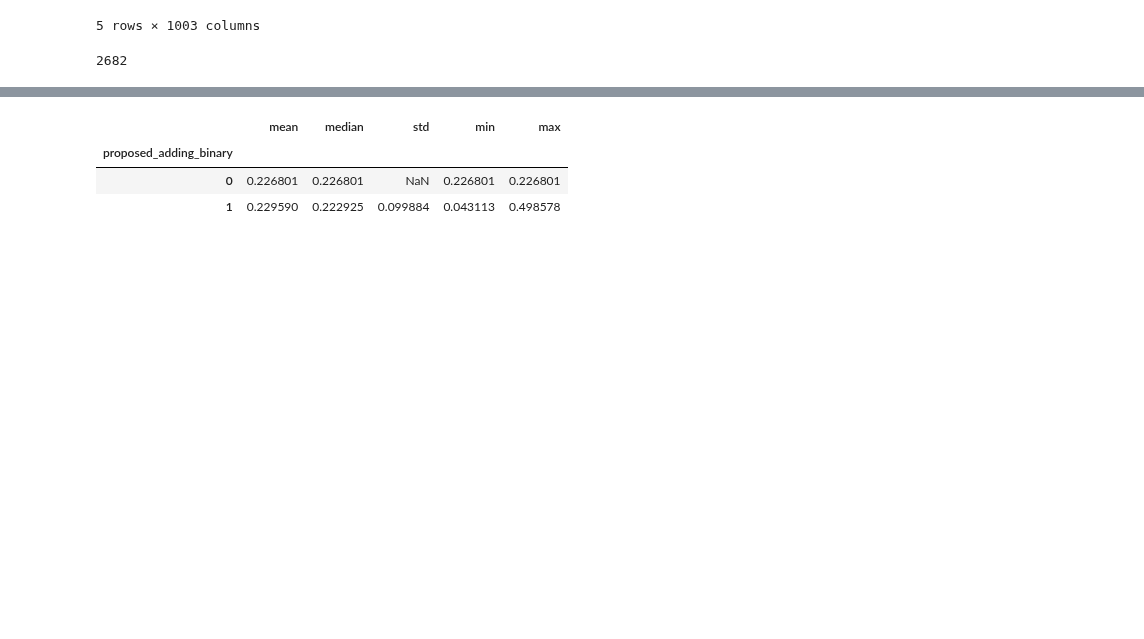
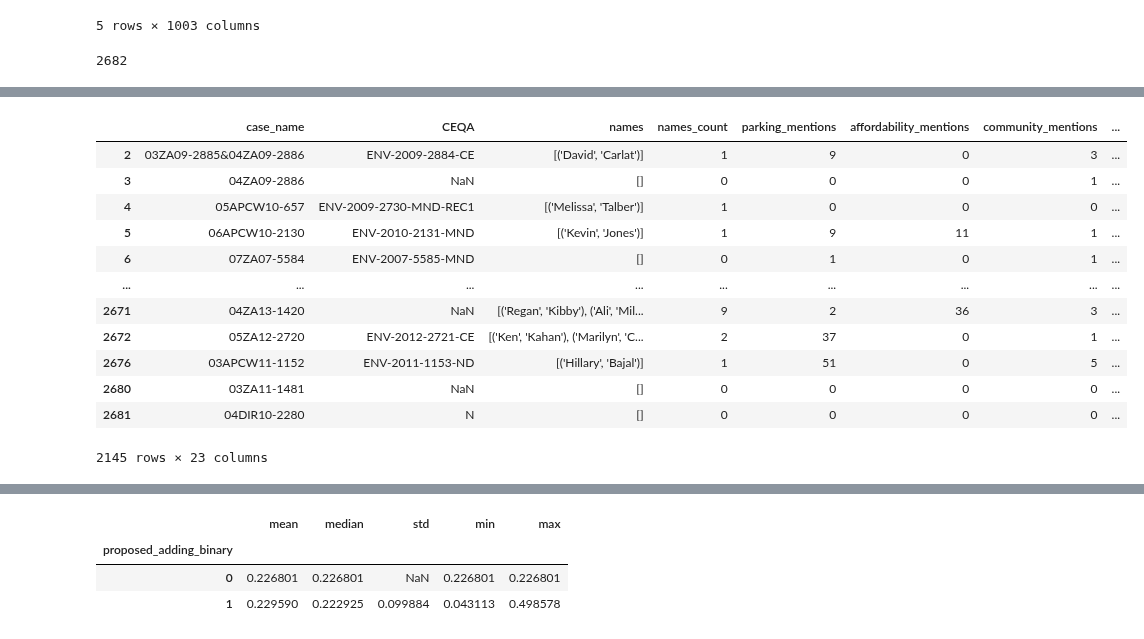
Before and after one commit to mpham8/kestelman-research, a Jupyter notebook: eda.ipynb, the cells around one changed output, grey strips where cells are left out. Cells and saved outputs as stored; diff of their text form; code cells hidden in the pictures; blank space fills up the shorter version.

```diff
--- a/eda.ipynb
+++ b/eda.ipynb
@@ -90,3 +91,30 @@ cases_df.head()
+# %%
+# ls_to_remove = []
+# for index, row in cases_df.iterrows():
+#   if row["cleaned_case_number"] == "DepartmentalRepor" or row["cleaned_case_number"] == "xd" or row["cleaned_case_number"] == "PublicCommentPerio":
+#     index = cases_df.index[row]
+#     ls_to_remove.append[index]
+
+# for index_to_drop in ls_to_remove:
+#   cases_df.drop(index_to_drop)
+cases_df = cases_df[cases_df["cleaned_case_number"] != "DepartmentalRepor"]
+cases_df = cases_df[cases_df["cleaned_case_number"] != "PublicCommentPerio"]
+cases_df = cases_df[cases_df["cleaned_case_number"] != "CommissionBusines"]
+cases_df
+# %% [output]
+|  | case_name | CEQA | names | names_count | parking_mentions | affordability_mentions | community_mentions | ... |
+| 2 | 03ZA09-2885&04ZA09-2886 | ENV-2009-2884-CE | [('David', 'Carlat')] | 1 | 9 | 0 | 3 | ... |
+| 3 | 04ZA09-2886 | NaN | [] | 0 | 0 | 0 | 1 | ... |
+| 4 | 05APCW10-657 | ENV-2009-2730-MND-REC1 | [('Melissa', 'Talber')] | 1 | 0 | 0 | 0 | ... |
+| 5 | 06APCW10-2130 | ENV-2010-2131-MND | [('Kevin', 'Jones')] | 1 | 9 | 11 | 1 | ... |
+| 6 | 07ZA07-5584 | ENV-2007-5585-MND | [] | 0 | 1 | 0 | 1 | ... |
+| ... | ... | ... | ... | ... | ... | ... | ... | ... |
+| 2671 | 04ZA13-1420 | NaN | [('Regan', 'Kibby'), ('Ali', 'Mil... | 9 | 2 | 36 | 3 | ... |
+| 2672 | 05ZA12-2720 | ENV-2012-2721-CE | [('Ken', 'Kahan'), ('Marilyn', 'C... | 2 | 37 | 0 | 1 | ... |
+| 2676 | 03APCW11-1152 | ENV-2011-1153-ND | [('Hillary', 'Bajal')] | 1 | 51 | 0 | 5 | ... |
+| 2680 | 03ZA11-1481 | NaN | [] | 0 | 0 | 0 | 0 | ... |
+| 2681 | 04DIR10-2280 | N | [] | 0 | 0 | 0 | 0 | ... |
+2145 rows × 23 columns
 # %%
 df_cleaned = cases_df.dropna(subset=['days_to_completion'])
 df_cleaned
```
Also changed, not shown: parts of 5 cells of this notebook.
